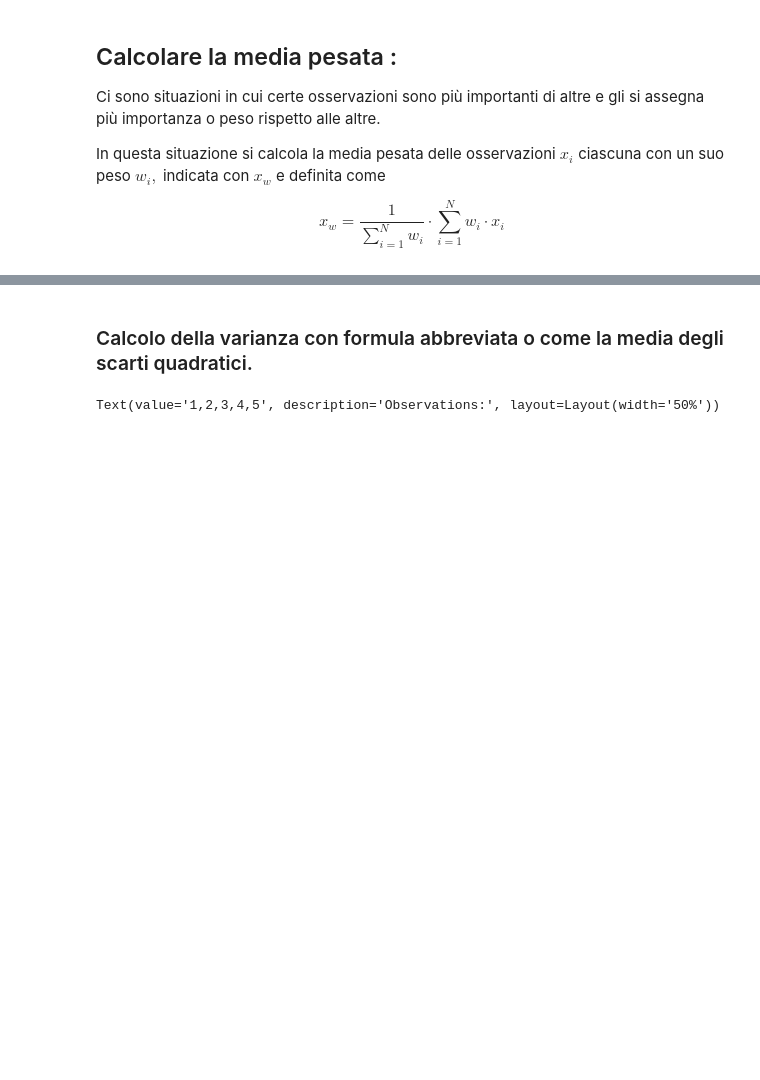
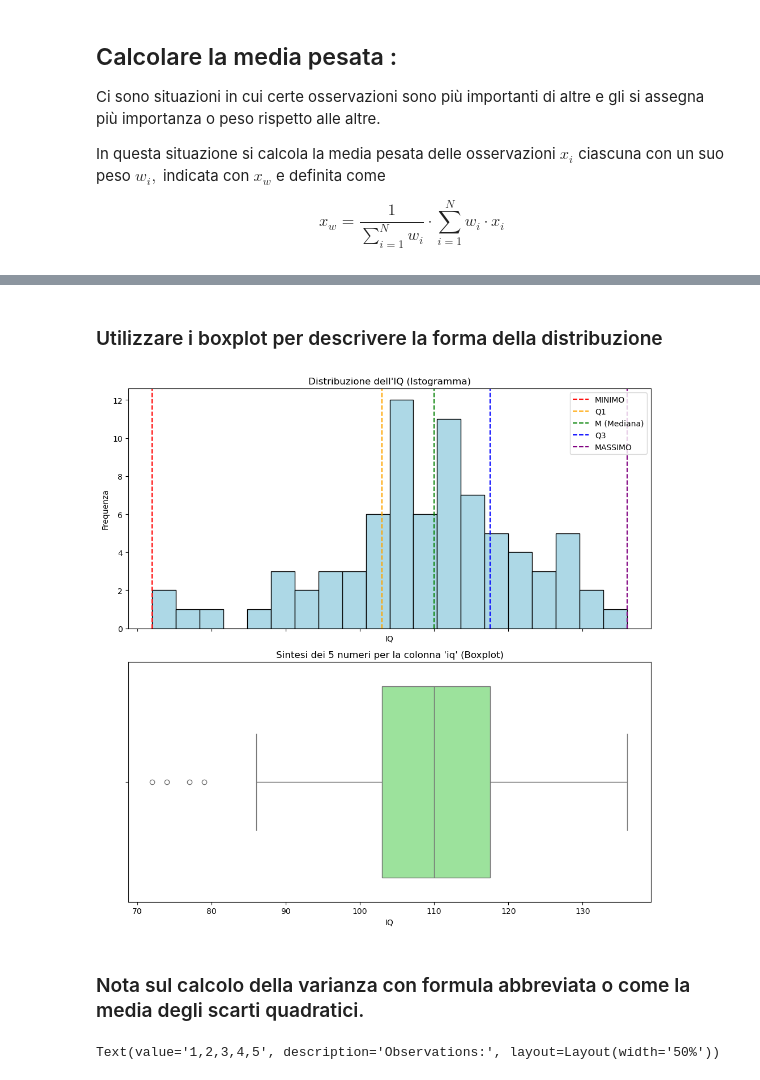
Before and after one commit to MatteoAldovardi/Tutoring, a Jupyter notebook: Università/Statistica/Capitolo3.ipynb, the cells around one changed output, grey strips where cells are left out. Cells and saved outputs as stored; diff of their text form; code cells hidden in the pictures; blank space fills up the shorter version.

```diff
--- a/Università/Statistica/Capitolo3.ipynb
+++ b/Università/Statistica/Capitolo3.ipynb
@@ -176,5 +421,51 @@ $$
+# %% [markdown]
+### Utilizzare i boxplot per descrivere la forma della distribuzione
+# %%
+# Create a figure with two subplots
+fig, (ax1, ax2) = plt.subplots(2, 1, figsize=(10, 10), sharex=True)
+
+# Create the left-skewed distribution (log-normal)
+#left_skewed_values = np.random.lognormal(mean=0, sigma=1, size=1000)
+
+# Create the right-skewed distribution (exponential)
+#right_skewed_values = np.random.exponential(scale=15, size=1000)
+
+# Calculate the five-number summary
+min_value = min(sorted_iq_values)
+q1_value = np.percentile(sorted_iq_values, 25)
+median_value = np.median(sorted_iq_values)
+q3_value = np.percentile(sorted_iq_values, 75)
+max_value = max(sorted_iq_values)
+
+
+# Plot the histogram
+ax1.hist(sorted_iq_values, bins=20, color='lightblue', edgecolor='black')
+ax1.set_title('Distribuzione dell\'IQ (Istogramma)')
+ax1.set_xlabel('IQ')
+ax1.set_ylabel('Frequenza')
+
+# Plot the horizontal boxplot
+sns.boxplot(data=sorted_iq_values, ax=ax2, color='lightgreen', orient='h')
+ax2.set_title("Sintesi dei 5 numeri per la colonna 'iq' (Boxplot)")
+ax2.set_xlabel('IQ')
+
+# Draw lines connecting the quartiles on the histogram
+ax1.axvline(min_value, color='red', linestyle='--', label='MINIMO')
+ax1.axvline(q1_value, color='orange', linestyle='--', label='Q1')
+ax1.axvline(median_value, color='green', linestyle='--', label='M (Mediana)')
+ax1.axvline(q3_value, color='blue', linestyle='--', label='Q3')
+ax1.axvline(max_value, color='purple', linestyle='--', label='MASSIMO')
+
+# Add legend to the histogram
+ax1.legend()
+
+# Display the plots
+plt.tight_layout()
+plt.show()
+# %% [output]
+[figure, added]
 # %% [markdown]
-### Calcolo della varianza con formula abbreviata o come la media degli scarti quadratici.
+### Nota sul calcolo della varianza con formula abbreviata o come la media degli scarti quadratici.
 # %%
 import numpy as np
 import matplotlib.pyplot as plt
```
Also changed, not shown: parts of 9 cells of this notebook, 1 other file.
